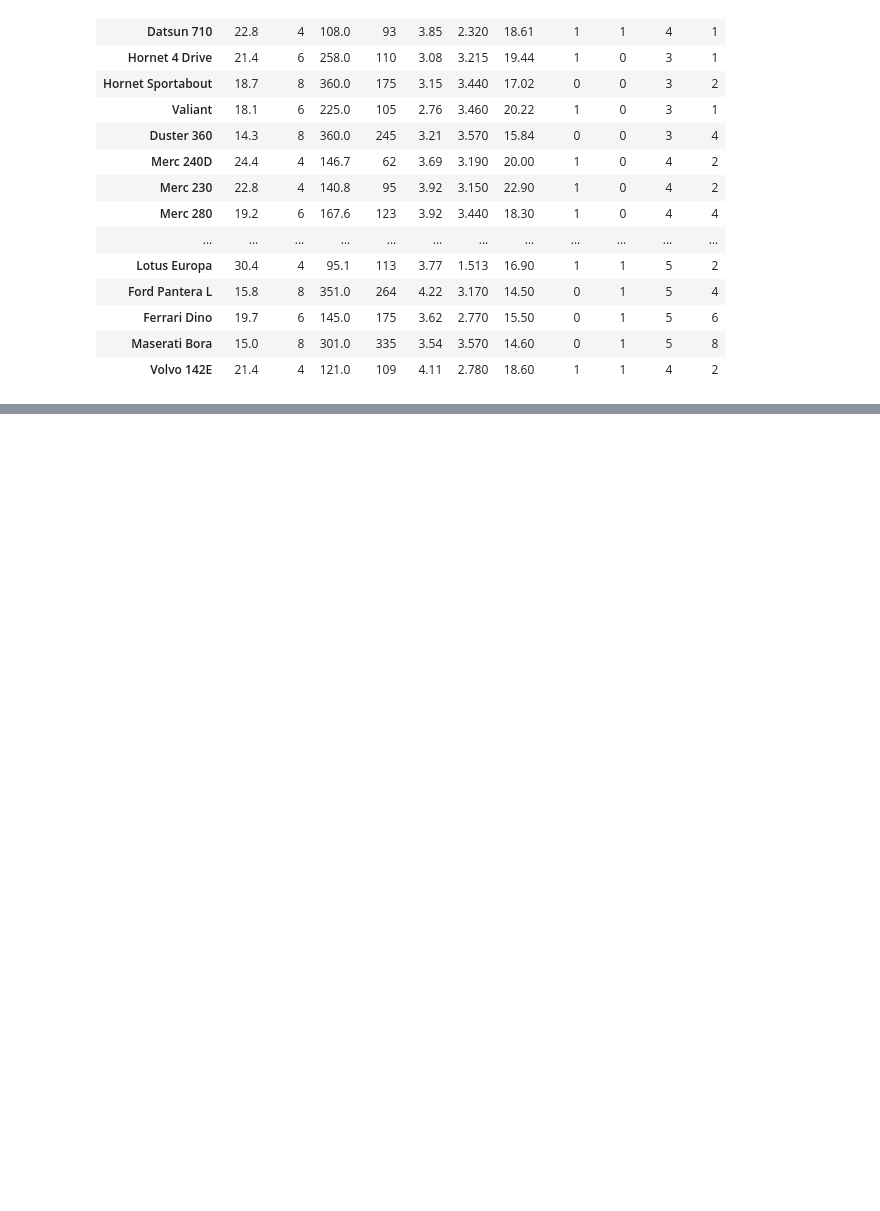
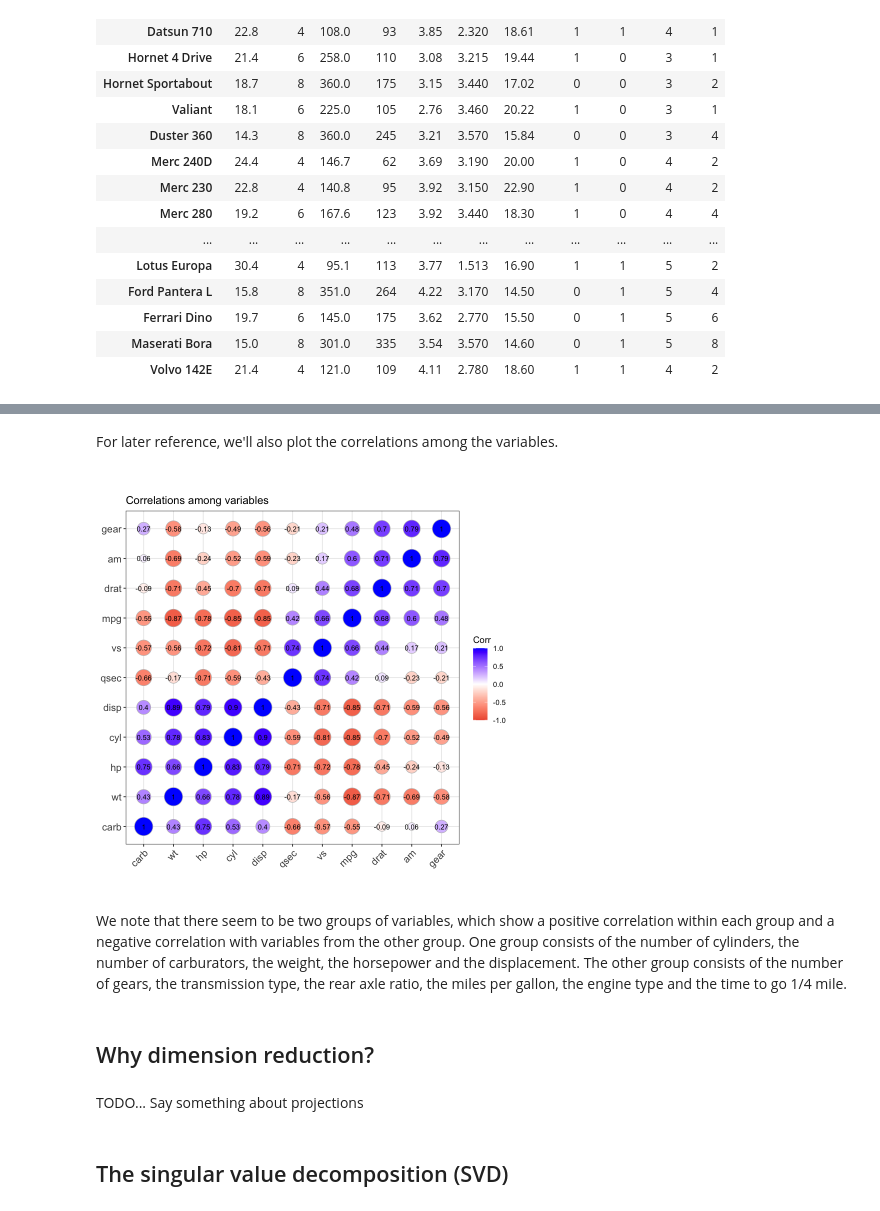
Before and after one commit to fmicompbio/PCA_intro2020, a Jupyter notebook: pca-intro.ipynb, the cells around one changed output, grey strips where cells are left out. Cells and saved outputs as stored; diff of their text form; code cells hidden in the pictures; blank space fills up the shorter version.

```diff
--- a/pca-intro.ipynb
+++ b/pca-intro.ipynb
@@ -31,0 +60,22 @@ plot(mtcars$mpg, mtcars$disp)
+# %% [markdown]
+For later reference, we'll also plot the correlations among the variables.
+# %%
+ggcorrplot(round(cor(mtcars),3),
+           hc.order = TRUE,
+           lab = TRUE,
+           lab_size = 3,
+           method = "circle",
+           colors = c("tomato2", "white", "blue"),
+           title = "Correlations among variables",
+           ggtheme = theme_bw)
+# %% [output]
+[figure, added]
+# %% [markdown]
+We note that there seem to be two groups of variables, which show a positive correlation within each group and a negative correlation with variables from the other group. One group consists of the number of cylinders, the number of carburators, the weight, the horsepower and the displacement. The other group consists of the number of gears, the transmission type, the rear axle ratio, the miles per gallon, the engine type and the time to go 1/4 mile.
+# %% [markdown]
+## Why dimension reduction?
+# %% [markdown]
+TODO...
+Say something about projections
+# %% [markdown]
+## The singular value decomposition (SVD)
```
Also changed, not shown: parts of 39 cells of this notebook.
